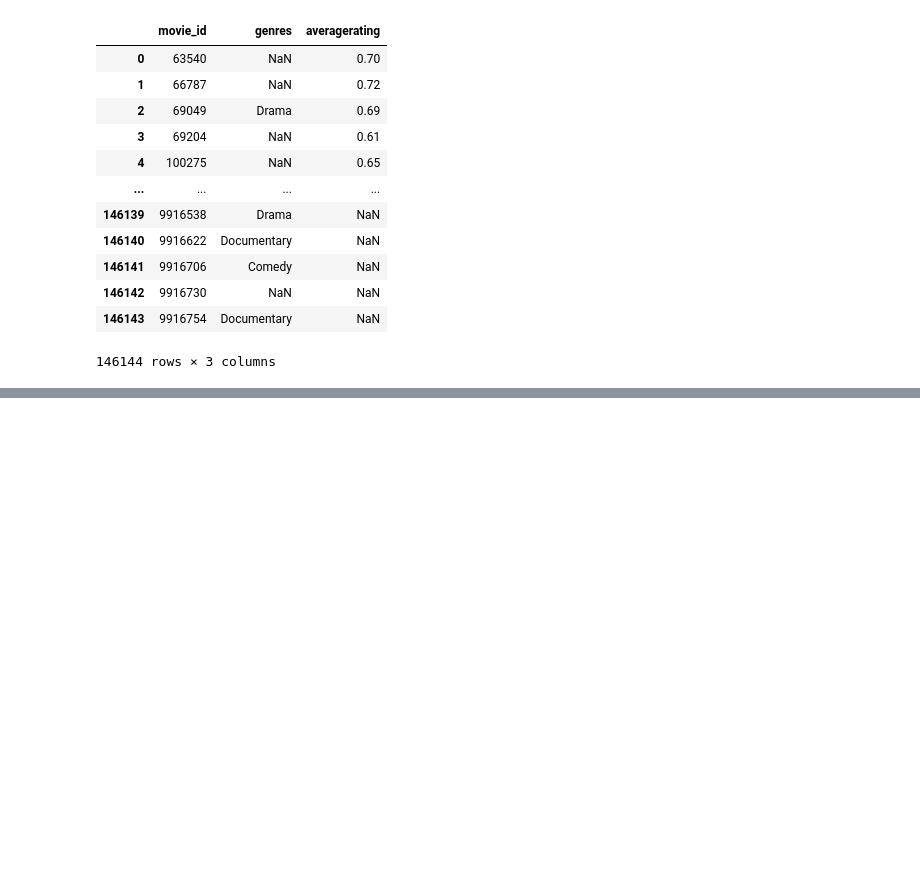
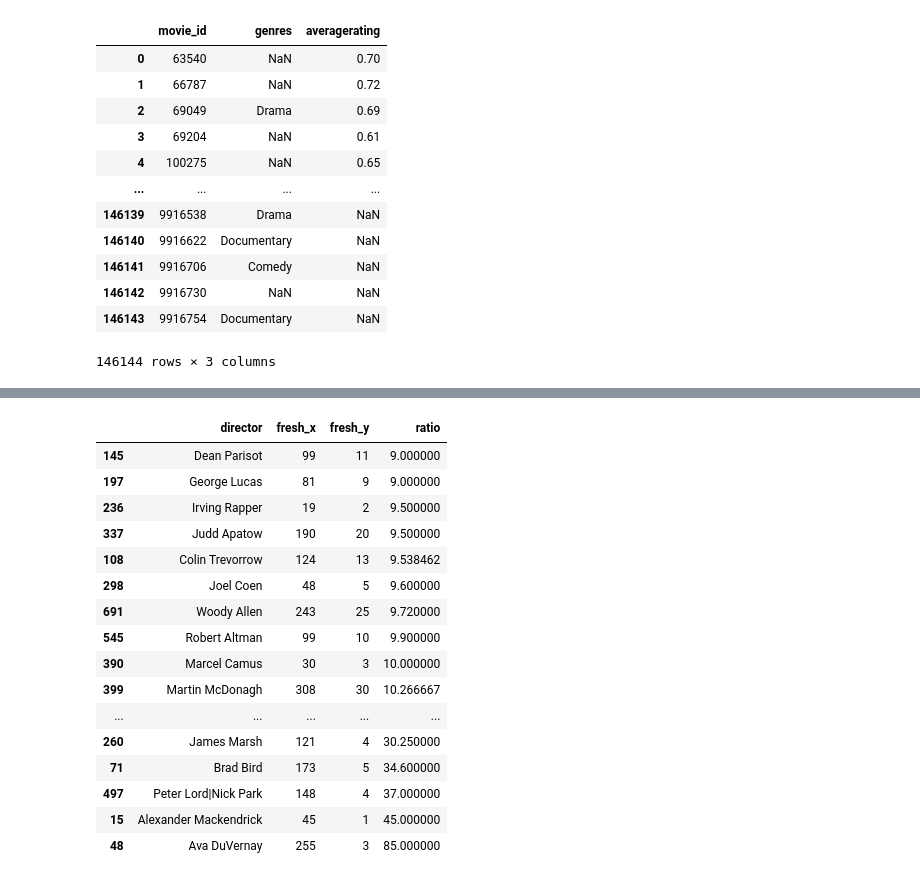
Before and after one commit to jwargodeloitte/intensive-final-project, a Jupyter notebook: SE_Data_Analysis.ipynb, the cells around one changed output, grey strips where cells are left out. Drawn from its saved outputs; the diff is of its cells as text; code cells hidden in the pictures; blank space fills up the shorter version.

```diff
--- a/SE_Data_Analysis.ipynb
+++ b/SE_Data_Analysis.ipynb
@@ -478,0 +609,15 @@ NameError: name 'info' is not defined
+# %%
+review_fresh_by_director = join_info_reviews[join_info_reviews['fresh']==True].groupby('director').count()
+review_rotten_by_director = join_info_reviews[join_info_reviews['fresh']==False].groupby('director').count()
+review_fresh_by_director.reset_index(inplace=True)
+review_rotten_by_director.reset_index(inplace=True)
+review_fresh_by_director = review_fresh_by_director[['director','fresh']]
+review_rotten_by_director = review_rotten_by_director[['director','fresh']]
+
+#review_rotten_by_director.sort('fresh')
+#arrange(review_fresh_by_director,'fresh')
+
+#
+director_vs_fresh = pd.DataFrame(review_fresh_by_director)
+sorted_df2 = director_vs_fresh.sort_values(by='fresh')
+sorted_df2.tail(20)
@@ -478,0 +675,30 @@ NameError: name 'info' is not defined
+# %%
+director_vs_rotten = pd.DataFrame(review_rotten_by_director)
+director_vs_fresh = pd.DataFrame(review_fresh_by_director)
+
+join_director_vs_fresh_vs_rotten = director_vs_fresh.merge(director_vs_rotten, how = 'inner', on='director')
+
+join_director_vs_fresh_vs_rotten['ratio'] = join_director_vs_fresh_vs_rotten['fresh_x'] / join_director_vs_fresh_vs_rotten['fresh_y']
+
+sorted_df4 = join_director_vs_fresh_vs_rotten.sort_values(by='ratio')
+
+
+sorted_df4.tail(60)
+# %% [output]
+|  | director | fresh_x | fresh_y | ratio |
+| 145 | Dean Parisot | 99 | 11 | 9.000000 |
+| 197 | George Lucas | 81 | 9 | 9.000000 |
+| 236 | Irving Rapper | 19 | 2 | 9.500000 |
+| 337 | Judd Apatow | 190 | 20 | 9.500000 |
+| 108 | Colin Trevorrow | 124 | 13 | 9.538462 |
+| 298 | Joel Coen | 48 | 5 | 9.600000 |
+| 691 | Woody Allen | 243 | 25 | 9.720000 |
+| 545 | Robert Altman | 99 | 10 | 9.900000 |
+| 390 | Marcel Camus | 30 | 3 | 10.000000 |
+| 399 | Martin McDonagh | 308 | 30 | 10.266667 |
+| ... | ... | ... | ... | ... |
+| 260 | James Marsh | 121 | 4 | 30.250000 |
+| 71 | Brad Bird | 173 | 5 | 34.600000 |
+| 497 | Peter Lord|Nick Park | 148 | 4 | 37.000000 |
+| 15 | Alexander Mackendrick | 45 | 1 | 45.000000 |
+| 48 | Ava DuVernay | 255 | 3 | 85.000000 |
```
Also changed, not shown: parts of 33 cells of this notebook.
